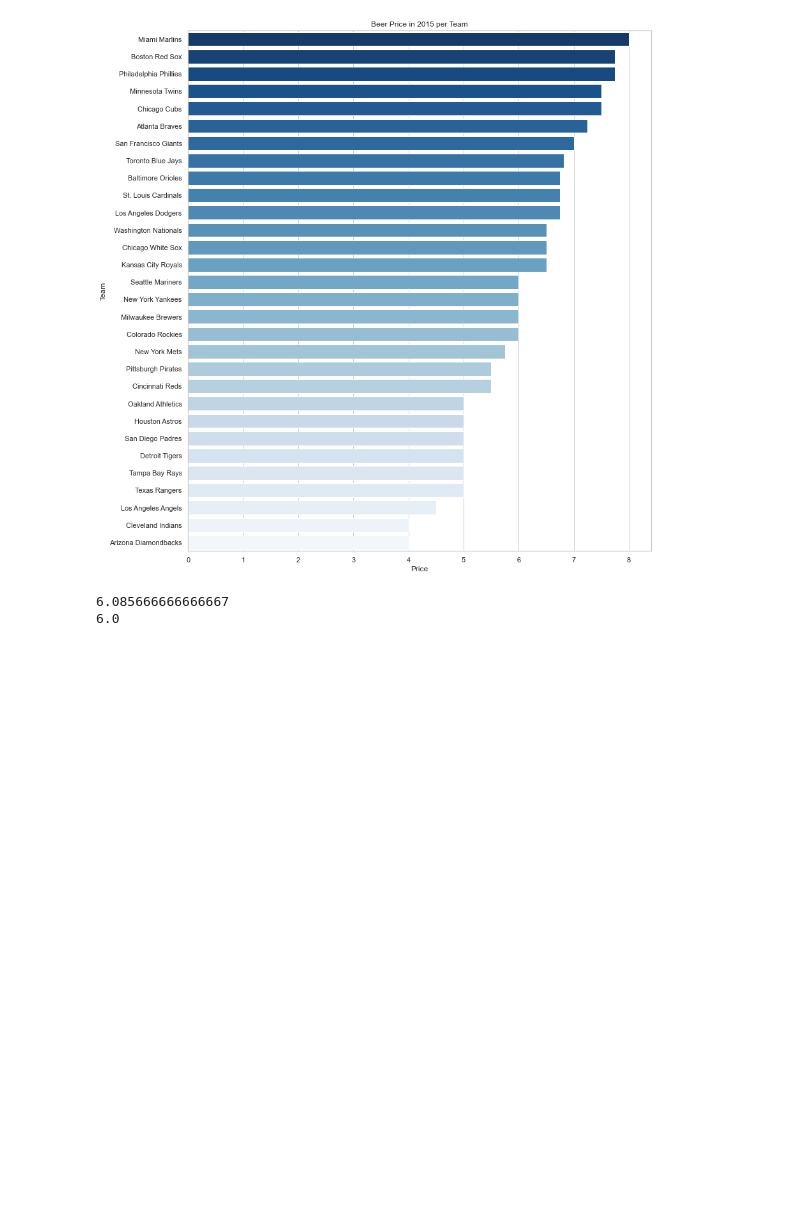
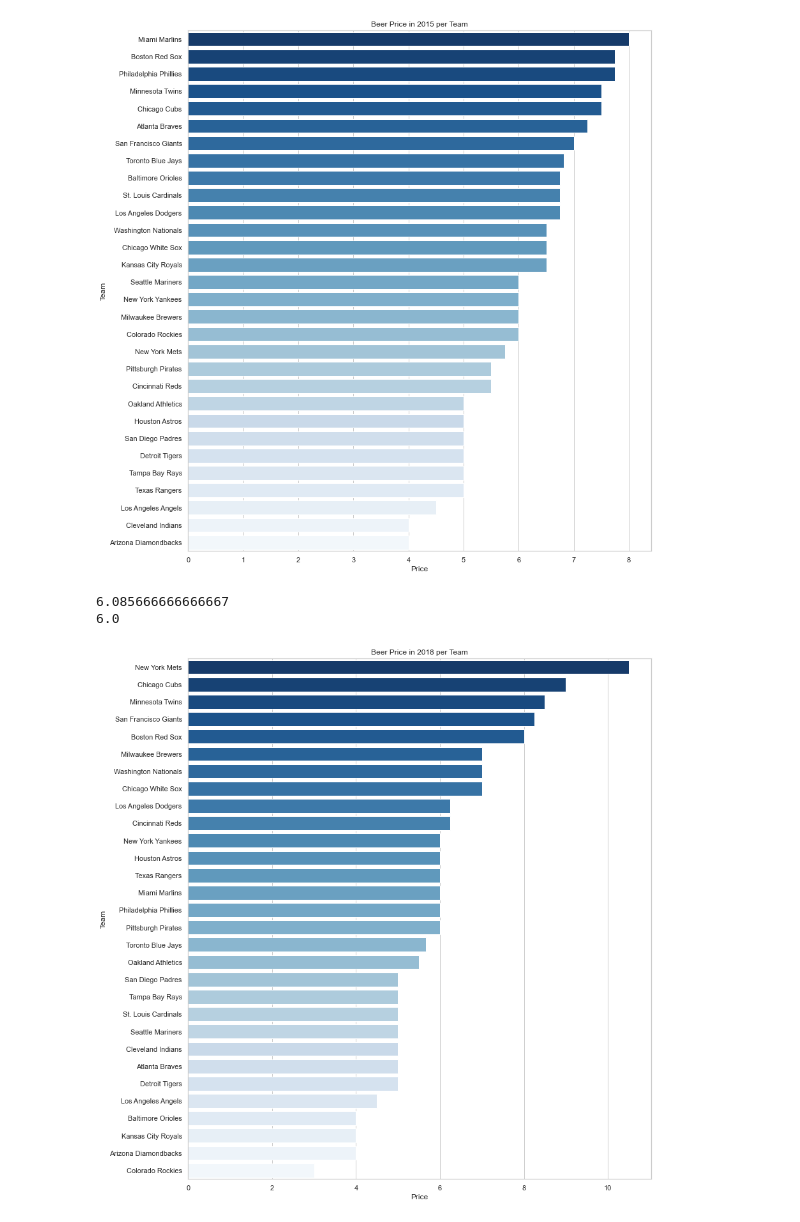
Before and after one commit to EdwinVargas22/MLB-Beer, a Jupyter notebook: Analysis.ipynb, the cells around one changed output. Cells and saved outputs as stored; diff of their text form; code cells hidden in the pictures; blank space fills up the shorter version.

Commit message:
created bar chart for beer price 2018

```diff
--- a/Analysis.ipynb
+++ b/Analysis.ipynb
@@ -252,3 +252,17 @@ print(median_2015_price)
 # %% [output]
 6.085666666666667
 6.0
+# %%
+# Set the theme
+sns.set_theme(style="whitegrid")
+
+#Set the figure size
+f, ax = plt.subplots(figsize=(13, 15))
+
+# Reorder the dataset
+Beer_2018_order = Beer_2018.sort_values(['Price'], ascending=False).reset_index(drop=True)
+
+# Barplot created
+ax = sns.barplot(x="Price", y="Team", data=Beer_2018_order, orient="h", palette="Blues_r").set(title="Beer Price in 2018 per Team")
+# %% [output]
+[figure, added]
```
